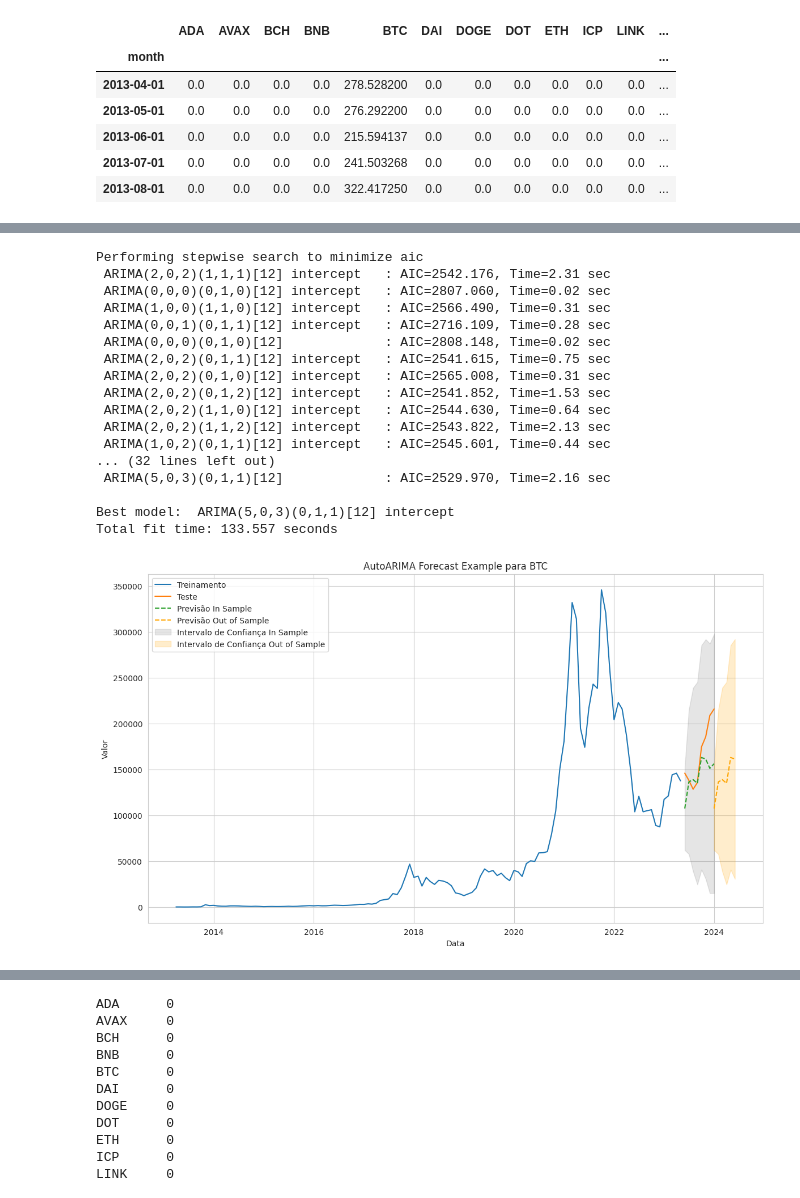
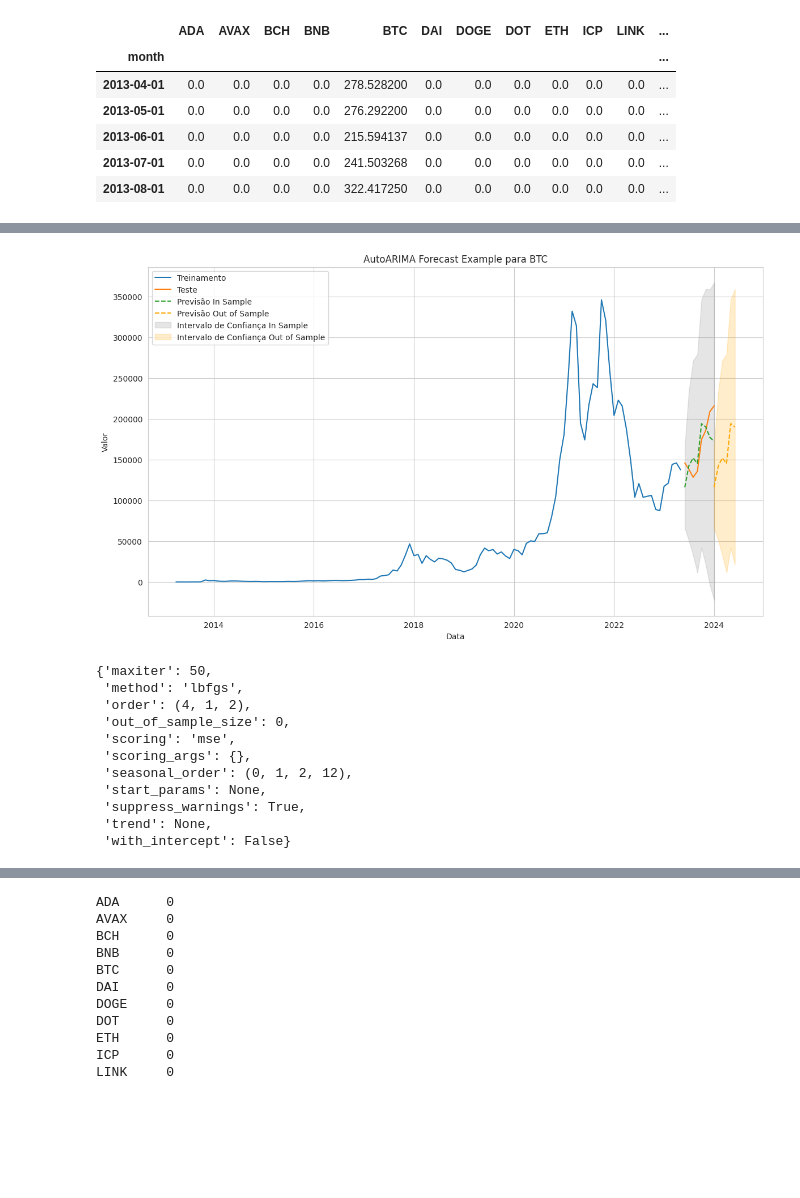
Before and after one commit to k3ybladewielder/crypto_forecast, a Jupyter notebook: notebooks/crypto_forecast.ipynb, the cells around one changed output, grey strips where cells are left out. Cells and saved outputs as stored; diff of their text form; code cells hidden in the pictures; blank space fills up the shorter version.

```diff
--- a/notebooks/crypto_forecast.ipynb
+++ b/notebooks/crypto_forecast.ipynb
@@ -569,60 +674,58 @@ df_uni = df[df[target] > 0][[target]].copy()
 train_size = len(df_uni) - 8 # ultimos 6 pontos
 train, test = df_uni[:train_size], df_uni[train_size:]
 
+arima_params = {'seasonal': True, 'm': 12, 'd': 1, 'D': 1, 'max_P': 3, 'max_Q': 3,
+    		'information_criterion': 'aic', 'trace': False, 'error_action': 'ignore',
+    		'stepwise': True}
+
 # Ajustar o modelo AutoARIMA aos dados de treinamento
-model = auto_arima(train[target].values,
-                   seasonal=True, m=12, D=1, start_P=1, start_Q=1, max_P=3, max_Q=3,
-                   information_criterion='aic',
-                   trace=True, error_action='ignore', stepwise=True)
+model = auto_arima(train[target].values, **arima_params)
 model.fit(train[target].values)
 
 # Fazer previsões in-sample para o conjunto de teste
 forecast_in_sample, conf_int_in_sample = model.predict(n_periods=len(test), return_conf_int=True)
 
 # Estender o índice do DataFrame de previsão in-sample para incluir datas futuras
 forecast_index_in_sample = pd.date_range(start=test.index[0], periods=len(test), freq='m').to_period('M').to_timestamp()
 forecast_df_in_sample = pd.DataFrame(forecast_in_sample, columns=['predicted_in_sample'], index=forecast_index_in_sample)
 
 # Fazer previsões out-of-sample
 n_periods_out_of_sample = 6  # ou qualquer valor desejado
 forecast_out_of_sample, conf_int_out_of_sample = model.predict(n_periods=n_periods_out_of_sample, return_conf_int=True)
 
 # Estender o índice do DataFrame de previsão out-of-sample para incluir datas futuras
 forecast_index_out_of_sample = pd.date_range(start=test.index[-1] + pd.DateOffset(1), periods=n_periods_out_of_sample, freq='m').to_period('M').to_timestamp()
 forecast_df_out_of_sample = pd.DataFrame(forecast_out_of_sample, columns=['predicted_out_of_sample'], index=forecast_index_out_of_sample)
 
 # Plotar os resultados
 plt.figure(figsize=(14, 8))
 plt.plot(train, label='Treinamento')
 plt.plot(test, label='Teste')
 plt.plot(forecast_df_in_sample, label='Previsão In Sample', linestyle='dashed')
 plt.plot(forecast_df_out_of_sample, label='Previsão Out of Sample', linestyle='dashed', color='orange')
 plt.fill_between(forecast_index_in_sample, conf_int_in_sample[:, 0], conf_int_in_sample[:, 1], color='gray', alpha=0.2, label='Intervalo de Confiança In Sample')
 plt.fill_between(forecast_index_out_of_sample, conf_int_out_of_sample[:, 0], conf_int_out_of_sample[:, 1], color='orange', alpha=0.2, label='Intervalo de Confiança Out of Sample')
 plt.legend()
 plt.title(f'AutoARIMA Forecast Example para {target}')
 plt.xlabel('Data')
 plt.ylabel('Valor')
 plt.show()
 # %% [output]
-Performing stepwise search to minimize aic
- ARIMA(2,0,2)(1,1,1)[12] intercept   : AIC=2542.176, Time=2.31 sec
- ARIMA(0,0,0)(0,1,0)[12] intercept   : AIC=2807.060, Time=0.02 sec
- ARIMA(1,0,0)(1,1,0)[12] intercept   : AIC=2566.490, Time=0.31 sec
- ARIMA(0,0,1)(0,1,1)[12] intercept   : AIC=2716.109, Time=0.28 sec
- ARIMA(0,0,0)(0,1,0)[12]             : AIC=2808.148, Time=0.02 sec
- ARIMA(2,0,2)(0,1,1)[12] intercept   : AIC=2541.615, Time=0.75 sec
- ARIMA(2,0,2)(0,1,0)[12] intercept   : AIC=2565.008, Time=0.31 sec
- ARIMA(2,0,2)(0,1,2)[12] intercept   : AIC=2541.852, Time=1.53 sec
- ARIMA(2,0,2)(1,1,0)[12] intercept   : AIC=2544.630, Time=0.64 sec
- ARIMA(2,0,2)(1,1,2)[12] intercept   : AIC=2543.822, Time=2.13 sec
- ARIMA(1,0,2)(0,1,1)[12] intercept   : AIC=2545.601, Time=0.44 sec
-... (32 lines left out)
- ARIMA(5,0,3)(0,1,1)[12]             : AIC=2529.970, Time=2.16 sec
-
-Best model:  ARIMA(5,0,3)(0,1,1)[12] intercept
-Total fit time: 133.557 seconds
-[figure, old version]
+[figure, new version]
+# %%
+model.get_params()
+# %% [output]
+{'maxiter': 50,
+ 'method': 'lbfgs',
+ 'order': (4, 1, 2),
+ 'out_of_sample_size': 0,
+ 'scoring': 'mse',
+ 'scoring_args': {},
+ 'seasonal_order': (0, 1, 2, 12),
+ 'start_params': None,
+ 'suppress_warnings': True,
+ 'trend': None,
+ 'with_intercept': False}
 # %%
 test
 # %% [output]
```
Also changed, not shown: parts of 27 cells of this notebook, 4 other files.
